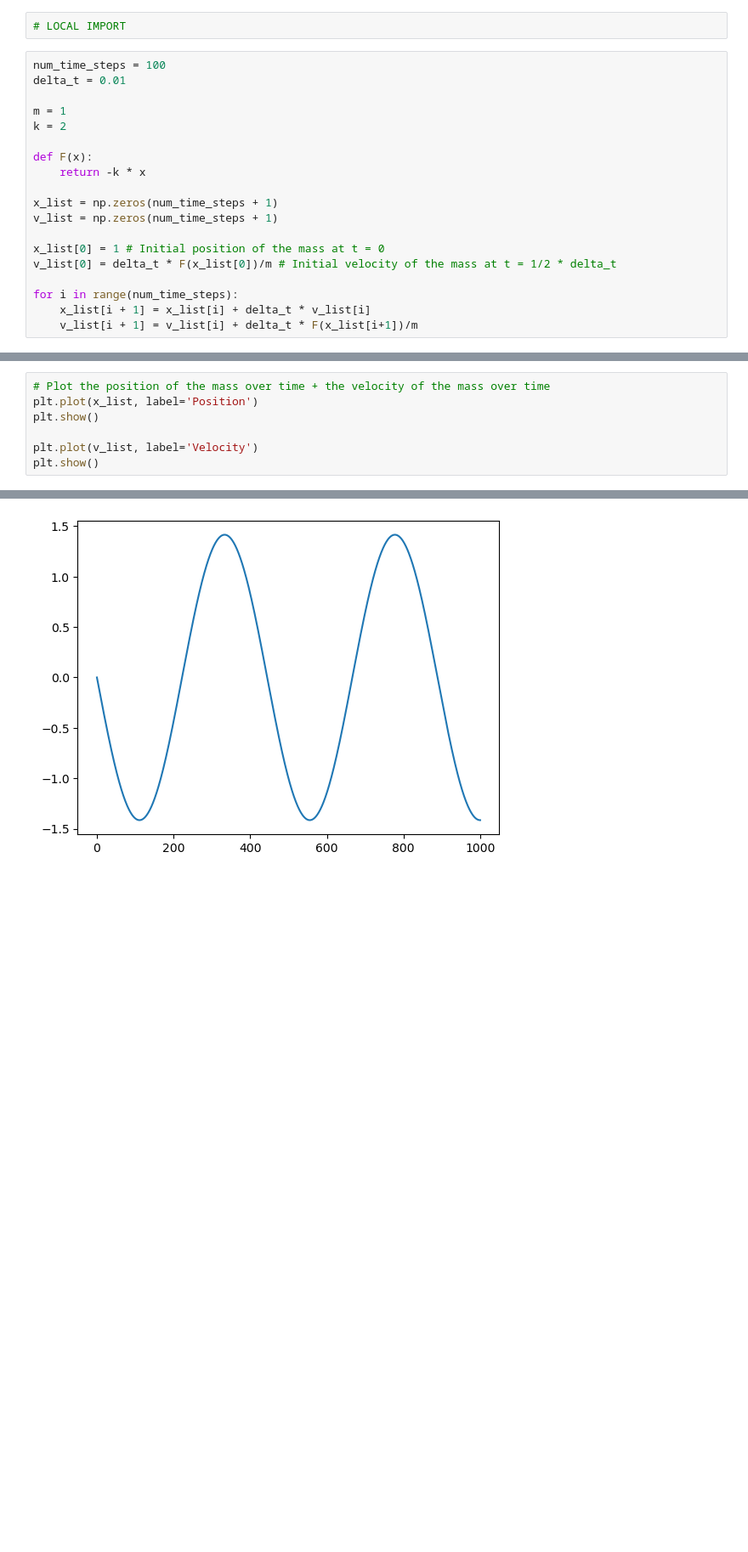
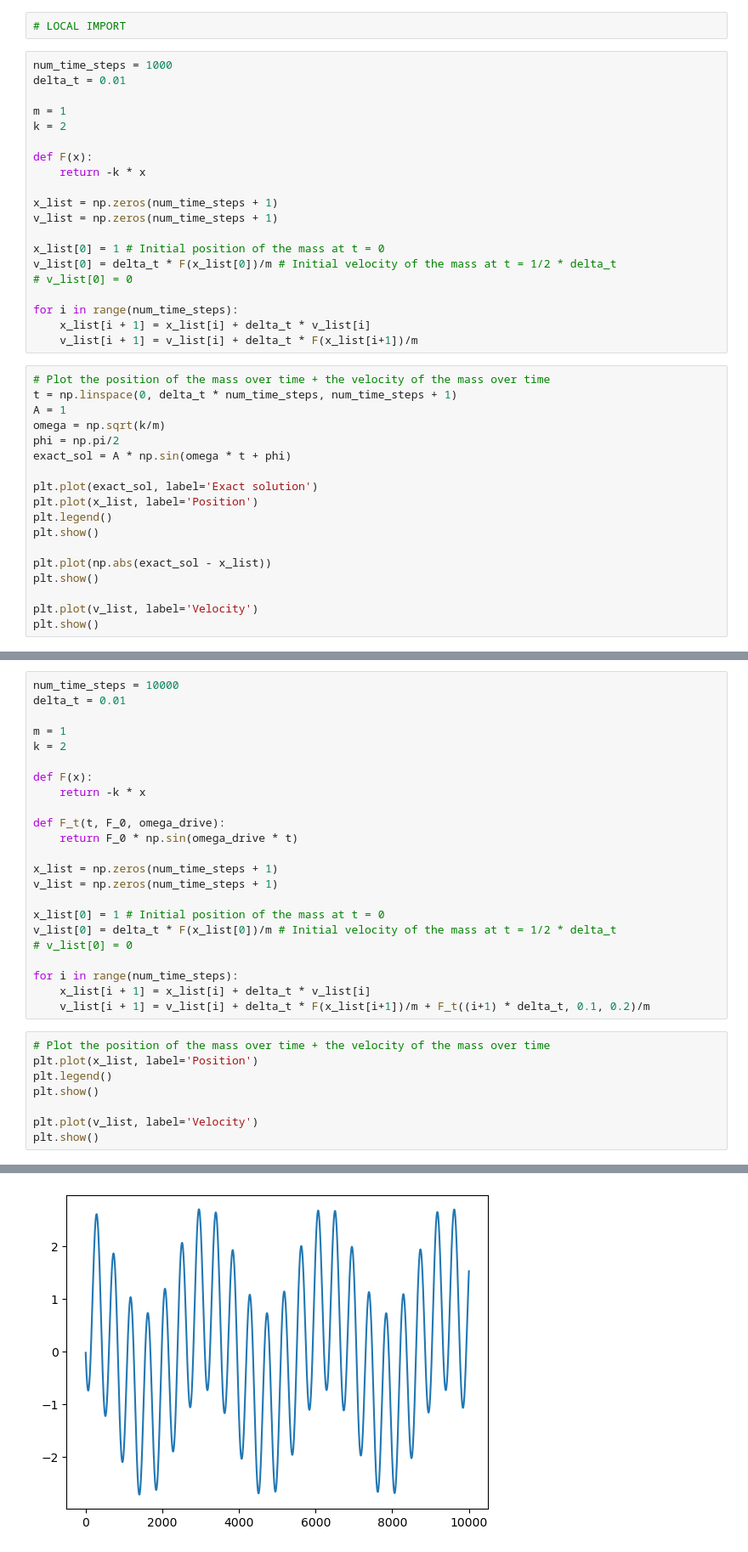
Before and after one commit to kingilsildor/CLS-Scientific_Computing-Assignment3, a Jupyter notebook: interface.ipynb, the cells around one changed output, grey strips where cells are left out. Shown at 85% size. Cells and saved outputs as stored; diff of their text form; blank space fills up the shorter version.

```diff
--- a/interface.ipynb
+++ b/interface.ipynb
@@ -203,7 +203,7 @@ _by: [Name]_
 # %%
 # LOCAL IMPORT
 # %%
-num_time_steps = 100
+num_time_steps = 1000
 delta_t = 0.01
 
 m = 1
@@ -217,7 +217,26 @@ v_list = np.zeros(num_time_steps + 1)
 
 x_list[0] = 1 # Initial position of the mass at t = 0
 v_list[0] = delta_t * F(x_list[0])/m # Initial velocity of the mass at t = 1/2 * delta_t
+# v_list[0] = 0
 
 for i in range(num_time_steps):
     x_list[i + 1] = x_list[i] + delta_t * v_list[i]
     v_list[i + 1] = v_list[i] + delta_t * F(x_list[i+1])/m
+# %%
+# Plot the position of the mass over time + the velocity of the mass over time
+t = np.linspace(0, delta_t * num_time_steps, num_time_steps + 1)
+A = 1
+omega = np.sqrt(k/m)
+phi = np.pi/2
+exact_sol = A * np.sin(omega * t + phi)
+
+plt.plot(exact_sol, label='Exact solution')
+plt.plot(x_list, label='Position')
+plt.legend()
+plt.show()
+
+plt.plot(np.abs(exact_sol - x_list))
+plt.show()
+
+plt.plot(v_list, label='Velocity')
+plt.show()
@@ -224,6 +246,30 @@ for i in range(num_time_steps):
+# %%
+num_time_steps = 10000
+delta_t = 0.01
+
+m = 1
+k = 2
+
+def F(x):
+    return -k * x
+
+def F_t(t, F_0, omega_drive):
+    return F_0 * np.sin(omega_drive * t)
+
+x_list = np.zeros(num_time_steps + 1)
+v_list = np.zeros(num_time_steps + 1)
+
+x_list[0] = 1 # Initial position of the mass at t = 0
+v_list[0] = delta_t * F(x_list[0])/m # Initial velocity of the mass at t = 1/2 * delta_t
+# v_list[0] = 0
+
+for i in range(num_time_steps):
+    x_list[i + 1] = x_list[i] + delta_t * v_list[i]
+    v_list[i + 1] = v_list[i] + delta_t * F(x_list[i+1])/m + F_t((i+1) * delta_t, 0.1, 0.2)/m
 # %%
 # Plot the position of the mass over time + the velocity of the mass over time
 plt.plot(x_list, label='Position')
+plt.legend()
 plt.show()
 
 plt.plot(v_list, label='Velocity')
@@ -233 +279 @@ plt.show()
-[figure, old version]
+[figure, new version]
```
Also changed, not shown: parts of 2 cells of this notebook.
